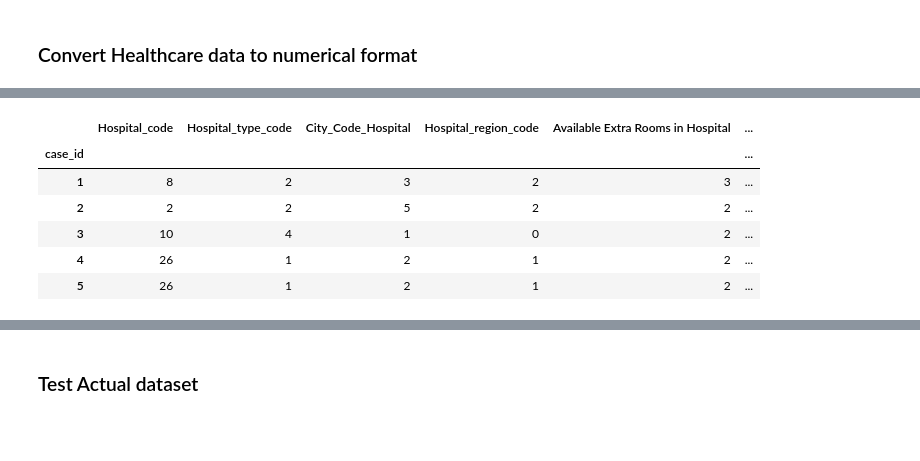
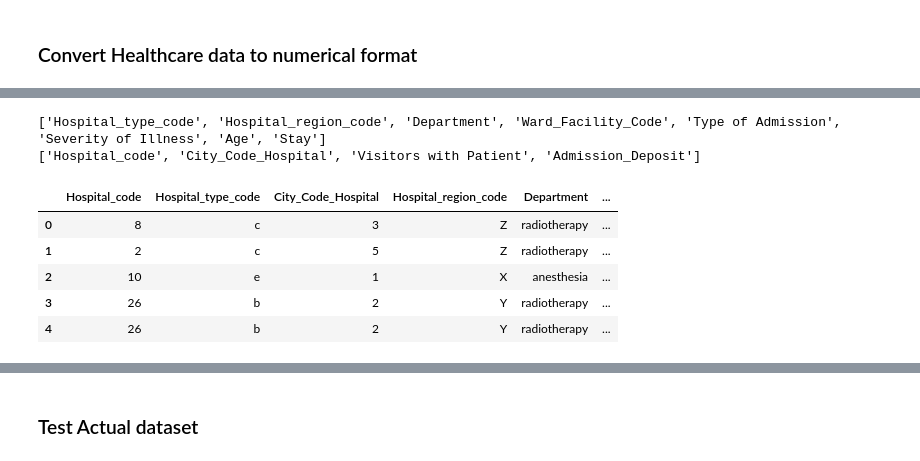
Before and after one commit to subhadeep-123/Hospital, a Jupyter notebook: stay.ipynb, the cells around one changed output, grey strips where cells are left out. Saved outputs shown, nothing was run; the diff lists cells and outputs as text; code cells hidden in the pictures; blank space fills up the shorter version.

```diff
--- a/stay.ipynb
+++ b/stay.ipynb
@@ -14,8 +10,8 @@ from sklearn.metrics import accuracy_score
 # %% [markdown]
 ## Cleaning and Rearranging data
 # %%
-df_train = pd.read_csv("dataset/train_data.csv",index_col=0)
-df_test = pd.read_csv("dataset/test_data.csv",index_col=0)
-print(df_train.shape)
-print(df_test.shape)
+train = pd.read_csv("dataset/train_data.csv")
+test = pd.read_csv("dataset/test_data.csv")
+print(train.shape)
+print(test.shape)
 # %% [output]
@@ -38,0 +56,5 @@ array(['0-10', '41-50', '31-40', '11-20', '51-60', '21-30', '71-80',
+# %%
+train['Bed Grade'].fillna(statistics.mode(train['Bed Grade']),inplace=True)
+train['City_Code_Patient'].fillna(statistics.mode(train['City_Code_Patient']),inplace=True)
+# %%
+train.drop(['case_id', 'patientid', 'Ward_Type', 'Available Extra Rooms in Hospital', 'Bed Grade', 'City_Code_Patient'], axis=1, inplace=True)
@@ -106,0 +128,14 @@ print(dept_Stay)
+# %%
+cat_cols=[]
+num_cols=[]
+for col in train.columns:
+    if train[col].dtypes=='object':
+        cat_cols.append(col)
+for col in train.columns:
+    if train[col].dtypes!='object':
+        num_cols.append(col)
+print(cat_cols)
+print(num_cols)
+# %% [output]
+['Hospital_type_code', 'Hospital_region_code', 'Department', 'Ward_Facility_Code', 'Type of Admission', 'Severity of Illness', 'Age', 'Stay']
+['Hospital_code', 'City_Code_Hospital', 'Visitors with Patient', 'Admission_Deposit']
@@ -107,10 +144,9 @@ print(dept_Stay)
 # %%
-df_train.head()
+train.head()
 # %% [output]
-|  | Hospital_code | Hospital_type_code | City_Code_Hospital | Hospital_region_code | Available Extra Rooms in Hospital | ... |
-| case_id |  |  |  |  |  | ... |
-| 1 | 8 | 2 | 3 | 2 | 3 | ... |
-| 2 | 2 | 2 | 5 | 2 | 2 | ... |
-| 3 | 10 | 4 | 1 | 0 | 2 | ... |
-| 4 | 26 | 1 | 2 | 1 | 2 | ... |
-| 5 | 26 | 1 | 2 | 1 | 2 | ... |
+|  | Hospital_code | Hospital_type_code | City_Code_Hospital | Hospital_region_code | Department | ... |
+| 0 | 8 | c | 3 | Z | radiotherapy | ... |
+| 1 | 2 | c | 5 | Z | radiotherapy | ... |
+| 2 | 10 | e | 1 | X | anesthesia | ... |
+| 3 | 26 | b | 2 | Y | radiotherapy | ... |
+| 4 | 26 | b | 2 | Y | radiotherapy | ... |
```
Also changed, not shown: parts of 59 cells of this notebook, 11 other files.
